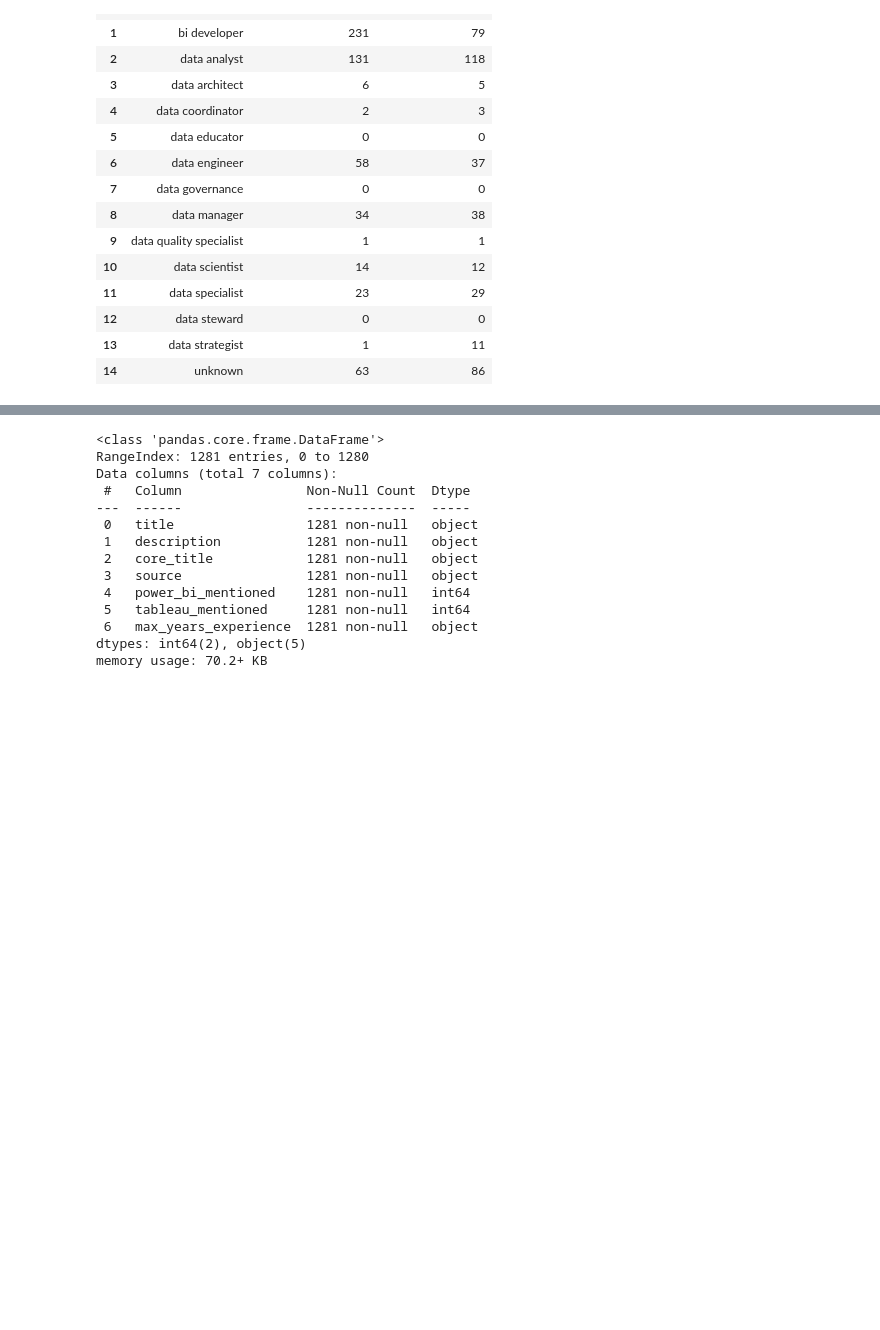
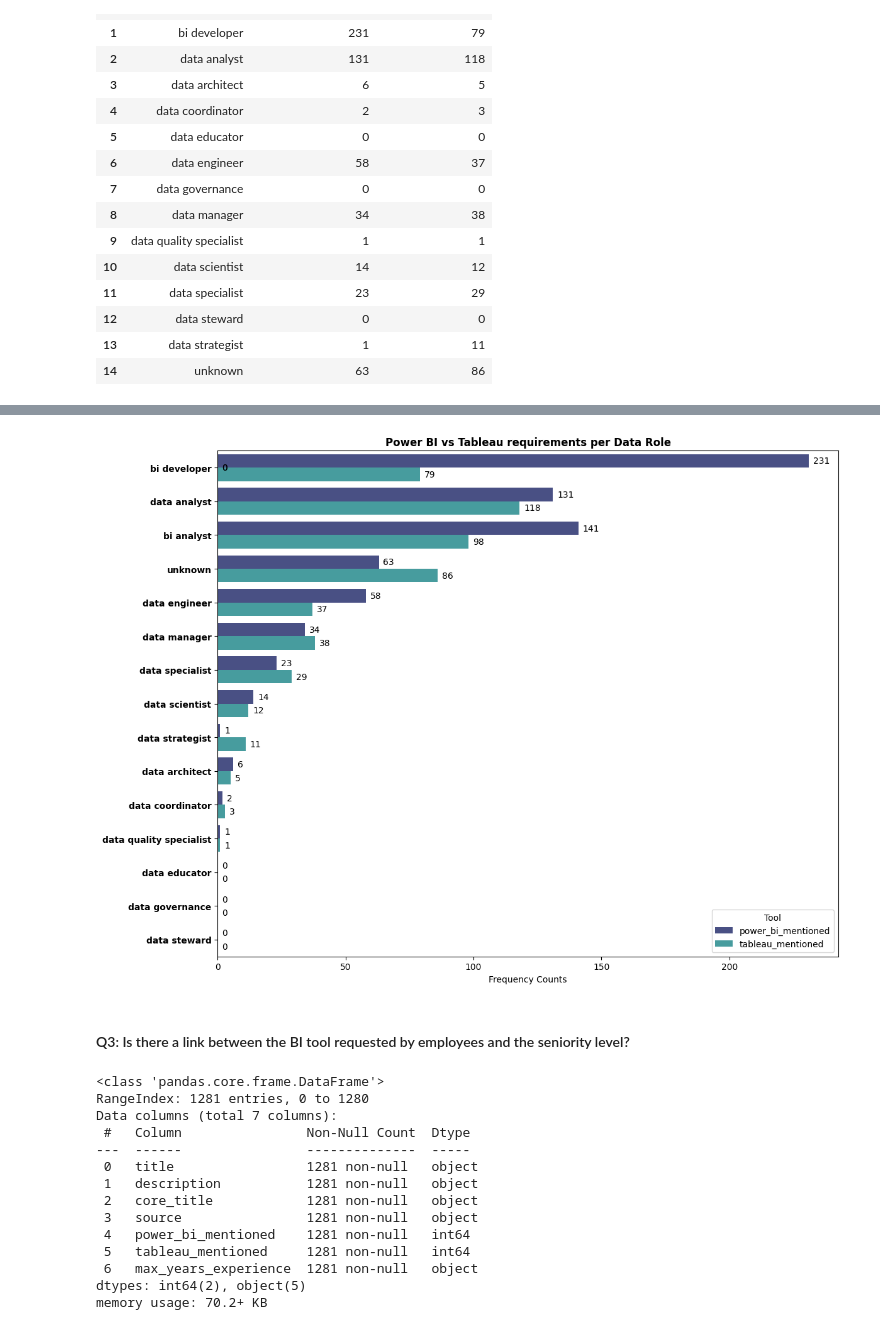
Before and after one commit to WamzMwangi/Job_Market_Analysis-BI_Tools, a Jupyter notebook: main.ipynb, the cells around one changed output, grey strips where cells are left out. Drawn from its saved outputs; the diff is of its cells as text; code cells hidden in the pictures; blank space fills up the shorter version.

Commit message:
Demand per career level

```diff
--- a/main.ipynb
+++ b/main.ipynb
@@ -428,30 +428,16 @@ demand_per_job_role
 | 13 | data strategist | 1 | 11 |
 | 14 | unknown | 63 | 86 |
 # %%
-# Compute totals for sorting
+# It is neater to have the bars organized in descending order
 demand_per_job_role["total_mentions"] = demand_per_job_role["power_bi_mentioned"] + demand_per_job_role["tableau_mentioned"]
 
 # Sort by total mentions (descending)
 demand_per_job_role = demand_per_job_role.sort_values("total_mentions", ascending=False)
 
-# Reshape into long format
-df_long = demand_per_job_role.melt(
+# Reshape into long format,to make using seaborn easy
+role_demand_melted = demand_per_job_role.melt(
     id_vars="core_title",
     value_vars=["power_bi_mentioned", "tableau_mentioned"],
     var_name="Tool",
     value_name="Mentions"
 )
-
-# Make labels nicer
-df_long["Tool"] = df_long["Tool"].str.replace("_mentioned","").str.title()
-
-# Plot
-plt.figure(figsize=(12,6))
-sns.barplot(data=df_long, x="core_title", y="Mentions", hue="Tool")
-plt.xticks(rotation=45, ha="right")
-plt.title("Mentions of Power BI vs Tableau by Core Title (Sorted)")
-plt.xlabel("Core Title")
-plt.ylabel("Count of Mentions")
-plt.legend(title="Tool")
-plt.tight_layout()
-plt.show()
@@ -460,3 +453,29 @@ plt.show()
+# %%
+plt.figure(figsize=(12,9))
+
+ax=sns.barplot(data=role_demand_melted, y='core_title', x='Mentions', hue='Tool',orient='h',palette='mako')
+
+
+for p in ax.patches:
+    ax.annotate(str(format(p.get_width(), '.0f')),
+                (p.get_width(), p.get_y() + p.get_height() / 2.),
+                ha='left', va='center',
+                xytext=(5,0),
+                textcoords='offset points')
+
+
+
+plt.title('Power BI vs Tableau requirements per Data Role',fontweight='bold',loc='center')
+plt.xlabel('Frequency Counts')
+plt.ylabel('')
+plt.yticks(fontweight='bold')
+plt.legend(title="Tool")
+plt.tight_layout()
+plt.show()
+# %% [output]
+[figure, added]
+# %% [markdown]
+#### Q3: Is there a link between the BI tool requested by employees and the seniority level?
 # %%
 df.info()
 # %% [output]
```
Also changed, not shown: parts of 8 cells of this notebook.
